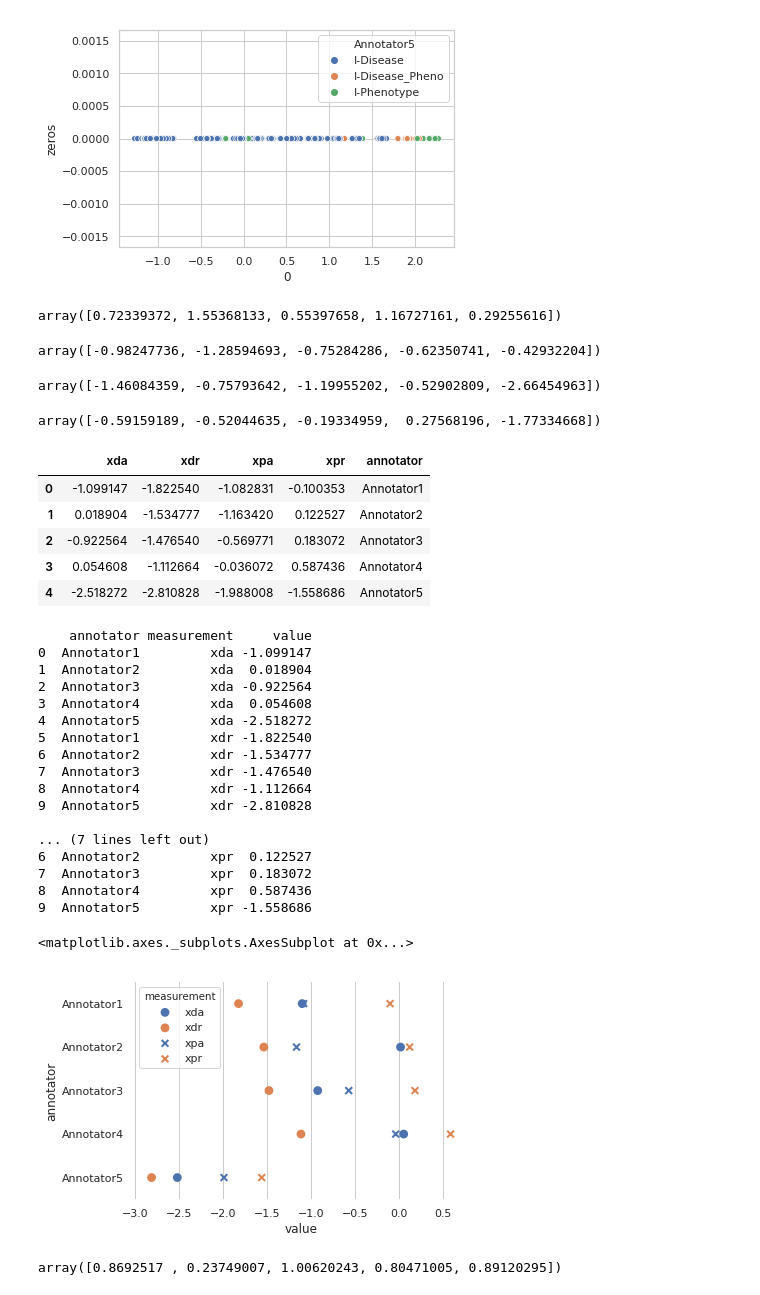
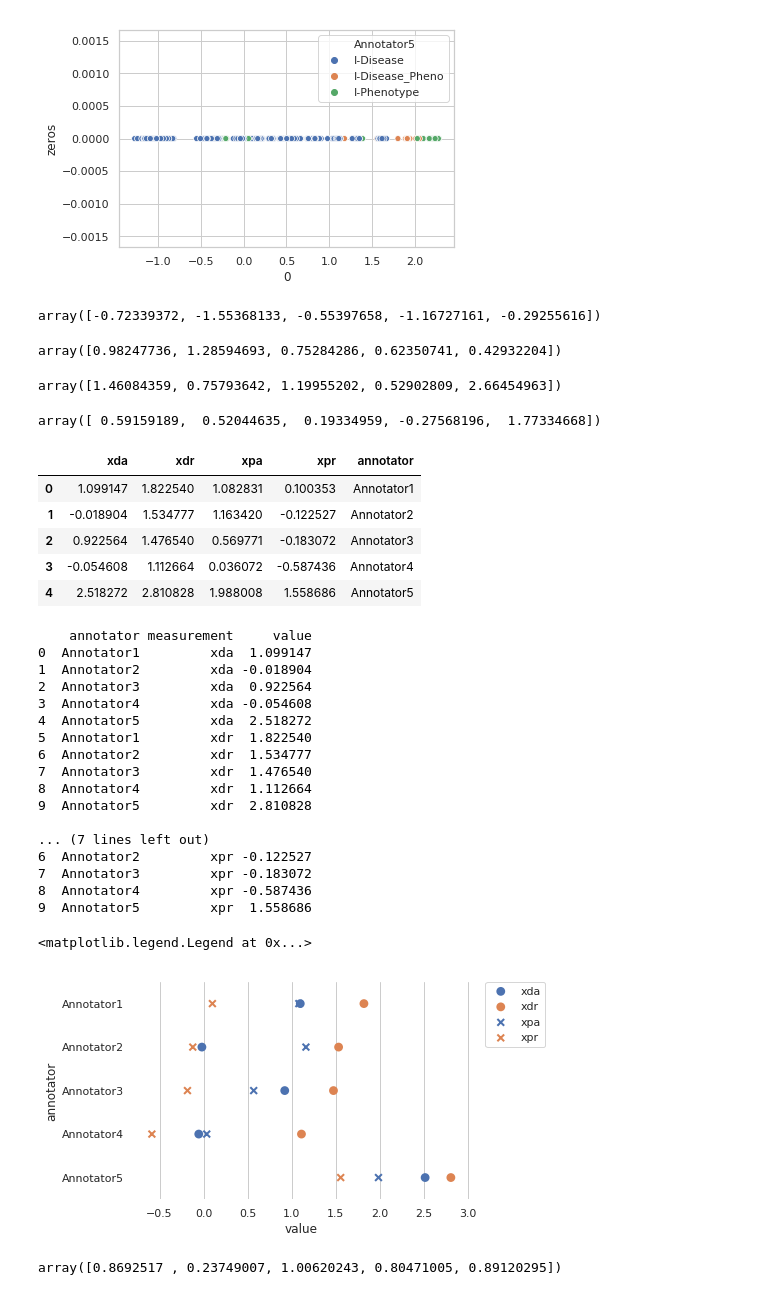
Before and after one commit to AkshitaB/scripps, a Jupyter notebook: graphical/IdealPoint.ipynb, the cells around one changed output. Cells and saved outputs as stored; diff of their text form; code cells hidden in the pictures.

```diff
--- a/graphical/IdealPoint.ipynb
+++ b/graphical/IdealPoint.ipynb
@@ -253,8 +253,8 @@ Iter 2000/2000 done.
 # %%
 def get_annotator_bias(alpha, beta):
     # compute xr and xa using above latent vars.
-    xa = (4*alpha - beta*beta)/(4*beta)
-    xr = (4*alpha + beta*beta)/(4*beta)
+    xa = -(4*alpha - beta*beta)/(4*beta)
+    xr = -(4*alpha + beta*beta)/(4*beta)
     return xa, xr
 
 def plot_thetas(pos_annos, annotator):
@@ -322,19 +322,19 @@ xpa, xpr = get_annotator_bias(avg_values['p_alpha'], avg_values['p_beta'])
 # %%
 xda - xdr
 # %% [output]
-array([0.72339372, 1.55368133, 0.55397658, 1.16727161, 0.29255616])
+array([-0.72339372, -1.55368133, -0.55397658, -1.16727161, -0.29255616])
 # %%
 xpa - xpr
 # %% [output]
-array([-0.98247736, -1.28594693, -0.75284286, -0.62350741, -0.42932204])
+array([0.98247736, 1.28594693, 0.75284286, 0.62350741, 0.42932204])
 # %%
 (xda + xdr)/2
 # %% [output]
-array([-1.46084359, -0.75793642, -1.19955202, -0.52902809, -2.66454963])
+array([1.46084359, 0.75793642, 1.19955202, 0.52902809, 2.66454963])
 # %%
 (xpa + xpr)/2
 # %% [output]
-array([-0.59159189, -0.52044635, -0.19334959,  0.27568196, -1.77334668])
+array([ 0.59159189,  0.52044635,  0.19334959, -0.27568196,  1.77334668])
 # %%
 loc_pd = pd.DataFrame()
 #loc_pd['Val'] = ["xda", "xdr", "xpa", "xpr"]
@@ -353,11 +353,11 @@ loc_pd['annotator'] = ['Annotator{}'.format(i+1) for i in range(5)]
 loc_pd
 # %% [output]
 |  | xda | xdr | xpa | xpr | annotator |
-| 0 | -1.099147 | -1.822540 | -1.082831 | -0.100353 | Annotator1 |
-| 1 | 0.018904 | -1.534777 | -1.163420 | 0.122527 | Annotator2 |
-| 2 | -0.922564 | -1.476540 | -0.569771 | 0.183072 | Annotator3 |
-| 3 | 0.054608 | -1.112664 | -0.036072 | 0.587436 | Annotator4 |
-| 4 | -2.518272 | -2.810828 | -1.988008 | -1.558686 | Annotator5 |
+| 0 | 1.099147 | 1.822540 | 1.082831 | 0.100353 | Annotator1 |
+| 1 | -0.018904 | 1.534777 | 1.163420 | -0.122527 | Annotator2 |
+| 2 | 0.922564 | 1.476540 | 0.569771 | -0.183072 | Annotator3 |
+| 3 | -0.054608 | 1.112664 | 0.036072 | -0.587436 | Annotator4 |
+| 4 | 2.518272 | 2.810828 | 1.988008 | 1.558686 | Annotator5 |
 # %%
 '''
 loc_pd = pd.DataFrame()
@@ -374,49 +374,51 @@ dis_pd['annotator'] = ['Annotator{}'.format(i+1) for i in range(5)]
 
 phe_pd = pd.DataFrame()
 phe_pd['xpa'] = xpa
 phe_pd['xpr'] = xpr
 phe_pd['annotator'] = ['Annotator{}'.format(i+1) for i in range(5)]
 #'''
 
 sns.set(style="whitegrid")
 
 dis_pd = pd.melt(dis_pd, "annotator", var_name="measurement")
 phe_pd = pd.melt(phe_pd, "annotator", var_name="measurement")
 
 print(dis_pd)
 print
 print(phe_pd)
 
 f, ax = plt.subplots()
 sns.despine(bottom=True, left=True)
 
 sns.pointplot(x="value", y="annotator", hue="measurement",
               data=dis_pd, dodge=0, join=False,
               markers="o", scale=1, ci=None)
 
 sns.pointplot(x="value", y="annotator", hue="measurement",
               data=phe_pd, dodge=0, join=False,
               markers="x", scale=1, ci=None)
+
+plt.legend(bbox_to_anchor=(1.05, 1), loc=2, borderaxespad=0.)
 # %% [output]
     annotator measurement     value
-0  Annotator1         xda -1.099147
-1  Annotator2         xda  0.018904
-2  Annotator3         xda -0.922564
-3  Annotator4         xda  0.054608
-4  Annotator5         xda -2.518272
-5  Annotator1         xdr -1.822540
-6  Annotator2         xdr -1.534777
-7  Annotator3         xdr -1.476540
-8  Annotator4         xdr -1.112664
-9  Annotator5         xdr -2.810828
+0  Annotator1         xda  1.099147
+1  Annotator2         xda -0.018904
+2  Annotator3         xda  0.922564
+3  Annotator4         xda -0.054608
+4  Annotator5         xda  2.518272
+5  Annotator1         xdr  1.822540
+6  Annotator2         xdr  1.534777
+7  Annotator3         xdr  1.476540
+8  Annotator4         xdr  1.112664
+9  Annotator5         xdr  2.810828
 
 ... (7 lines left out)
-6  Annotator2         xpr  0.122527
-7  Annotator3         xpr  0.183072
-8  Annotator4         xpr  0.587436
-9  Annotator5         xpr -1.558686
+6  Annotator2         xpr -0.122527
+7  Annotator3         xpr -0.183072
+8  Annotator4         xpr -0.587436
+9  Annotator5         xpr  1.558686
-<matplotlib.axes._subplots.AxesSubplot at 0x...>
+<matplotlib.legend.Legend at 0x...>
-[figure, old version]
+[figure, new version]
 # %%
 dis_loc = (xda + xdr)/2
 phe_loc = (xpa + xpr)/2
```
Also changed, not shown: parts of 7 cells of this notebook.
